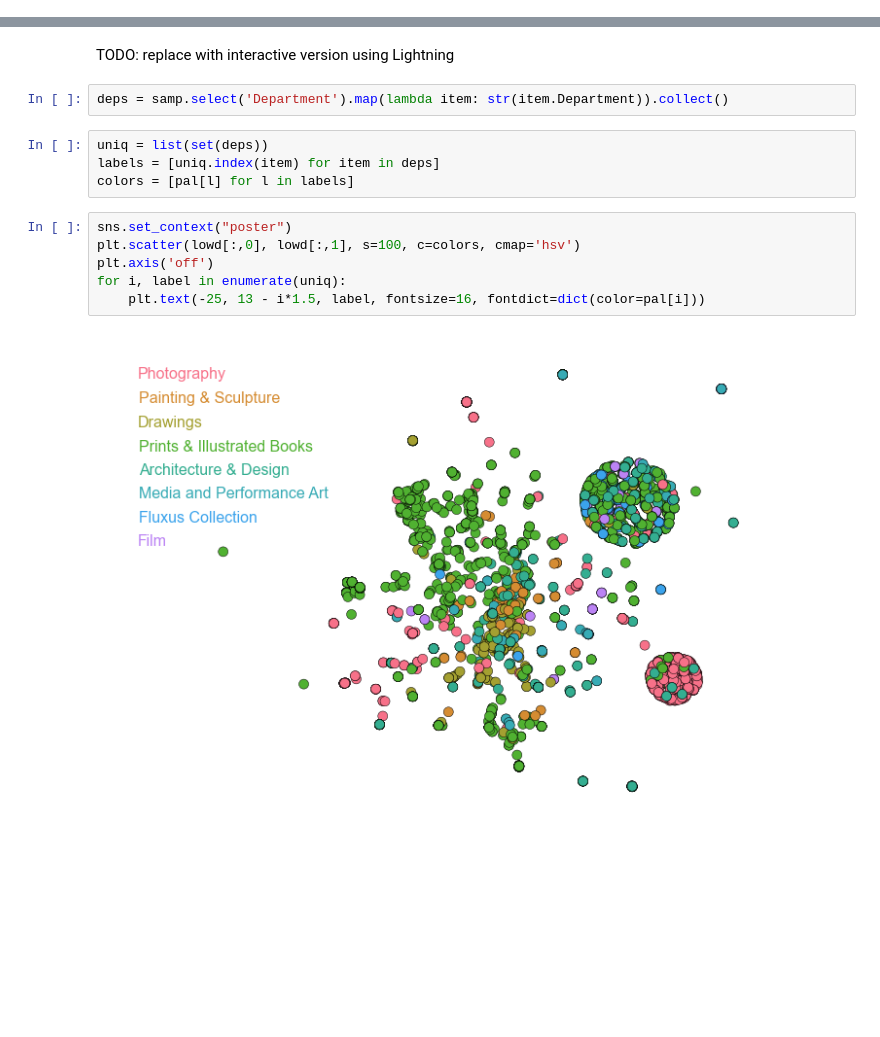
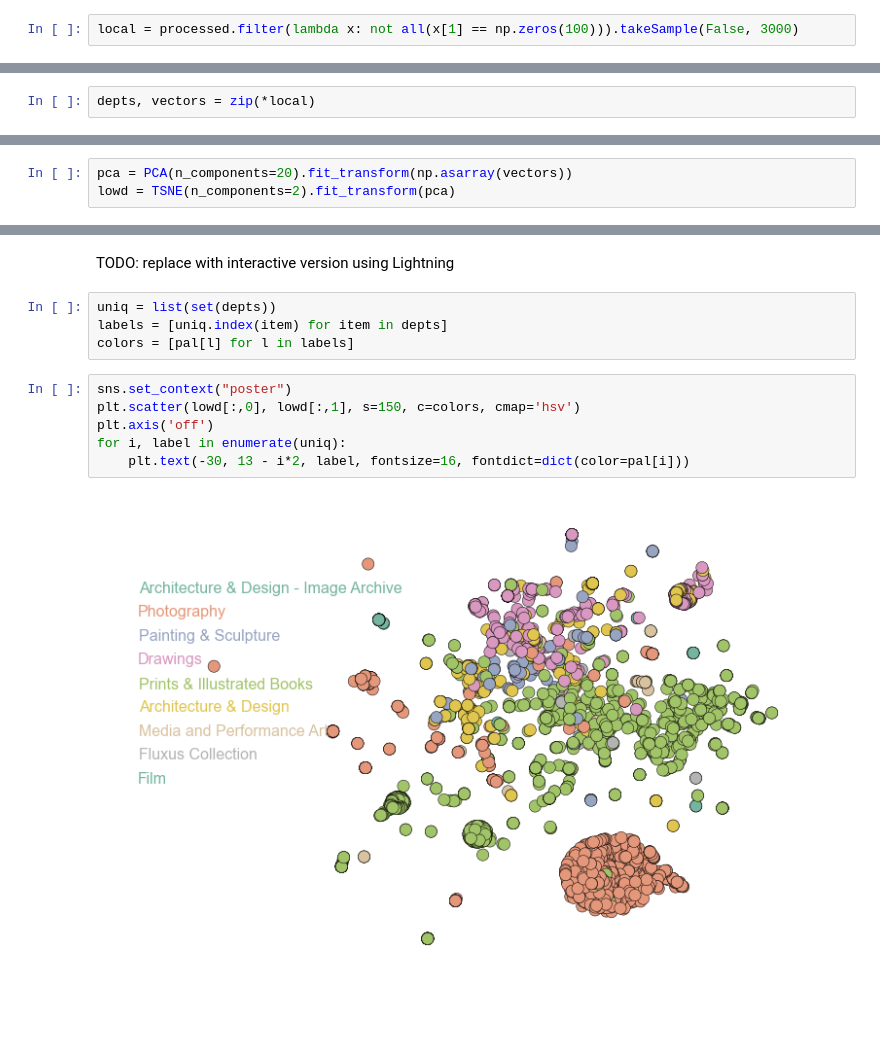
Before and after one commit to freeman-lab/spark-demo, a Jupyter notebook: notebooks/spark-demo.ipynb, the cells around one changed output, grey strips where cells are left out. Cells and saved outputs as stored; diff of their text form; blank space fills up the shorter version.

```diff
--- a/notebooks/spark-demo.ipynb
+++ b/notebooks/spark-demo.ipynb
@@ -196,0 +189,2 @@ plt.axis('off');
+# %%
+local = processed.filter(lambda x: not all(x[1] == np.zeros(100))).takeSample(False, 3000)
@@ -196,0 +193,2 @@ plt.axis('off');
+# %%
+depts, vectors = zip(*local)
@@ -196,0 +200,3 @@ plt.axis('off');
+# %%
+pca = PCA(n_components=20).fit_transform(np.asarray(vectors))
+lowd = TSNE(n_components=2).fit_transform(pca)
@@ -198,17 +210,15 @@ plt.axis('off');
 Each point here is a piece of artwork, and the distances between them capture similarity in their medium. We would expect there to be some relationship between the medium used and the department the art ends up in. To look for that, we can color the plot by the department.
 # %% [markdown]
 TODO: replace with interactive version using Lightning
-# %%
-deps = samp.select('Department').map(lambda item: str(item.Department)).collect()
 # %%
-uniq = list(set(deps))
-labels = [uniq.index(item) for item in deps]
+uniq = list(set(depts))
+labels = [uniq.index(item) for item in depts]
 colors = [pal[l] for l in labels]
 # %%
 sns.set_context("poster")
-plt.scatter(lowd[:,0], lowd[:,1], s=100, c=colors, cmap='hsv')
+plt.scatter(lowd[:,0], lowd[:,1], s=150, c=colors, cmap='hsv')
 plt.axis('off')
 for i, label in enumerate(uniq):
-    plt.text(-25, 13 - i*1.5, label, fontsize=16, fontdict=dict(color=pal[i]))
+    plt.text(-30, 13 - i*2, label, fontsize=16, fontdict=dict(color=pal[i]))
 # %% [output]
-[figure, old version]
+[figure, new version]
```
Also changed, not shown: parts of 63 cells of this notebook.
